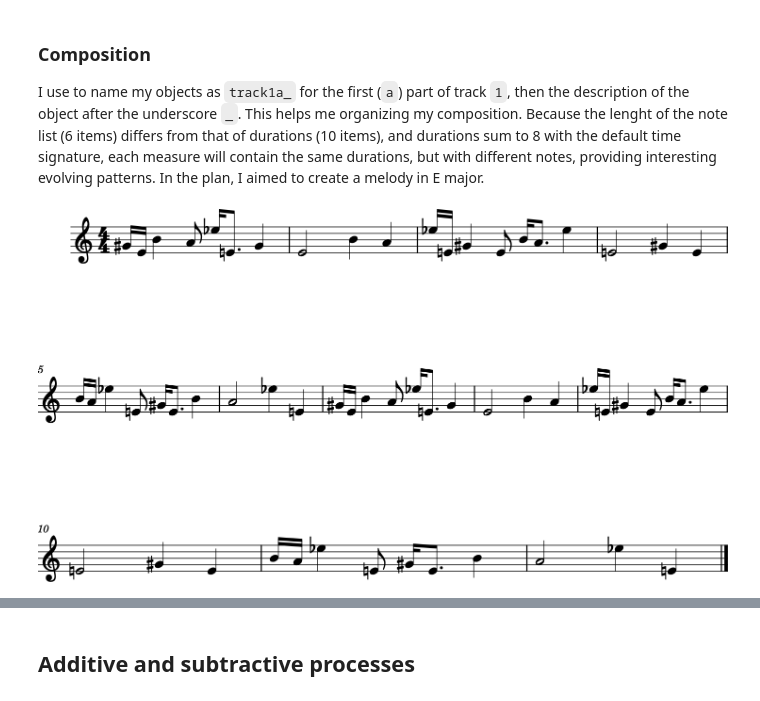
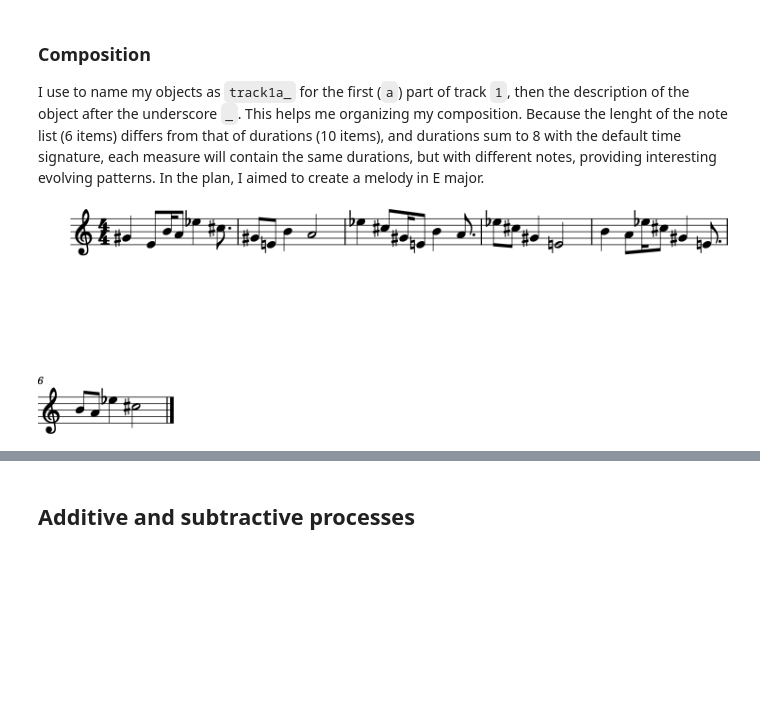
Before and after one commit to essicolo/djalgo, a Jupyter notebook: docs/04_minimalism.ipynb, the cells around one changed output, grey strips where cells are left out. Cells and saved outputs as stored; diff of their text form; code cells hidden in the pictures; blank space fills up the shorter version.

```diff
--- a/docs/04_minimalism.ipynb
+++ b/docs/04_minimalism.ipynb
@@ -32,13 +32,13 @@ dj.conversion.convert(notes, to='music21').show()
 
 I use to name my objects as `track1a_` for the first (`a`) part of track `1`, then the description of the object after the underscore `_`. This helps me organizing my composition. Because the lenght of the note list (6 items) differs from that of durations (10 items), and durations sum to 8 with the default time signature, each measure will contain the same durations, but with different notes, providing interesting evolving patterns. In the plan, I aimed to create a melody in E major.
 # %%
-track1a_p = [68, 64, 71, 69, 75, 64] * 5 # _p for pitch, 30 items in E major
-track1a_d = [0.25, 0.25, 1, 0.5, 0.25, 0.75, 1, 2, 1, 1] * 2 # _d for durations, 30 items
+track1a_p = [68, 64, 71, 69, 75, 73] # _p for pitch, 30 items in E major
+track1a_d = [1, 0.5, 0.25, 0.5, 1, 0.75, 0.5, 0.5, 1, 2] # _d for durations, 30 items
 track1a_n = dj.rhythm.isorhythm(pitches=track1a_p, durations=track1a_d)
 dj.conversion.convert(track1a_n, to='music21').show()
 dj.conversion.convert(track1a_n, to='music21').show('midi')
 # %% [output]
-[figure, old version]
+[figure, new version]
 [interactive output not drawn]
 # %% [markdown]
 ## Additive and subtractive processes
```
Also changed, not shown: parts of 17 cells of this notebook, 51 other files.
